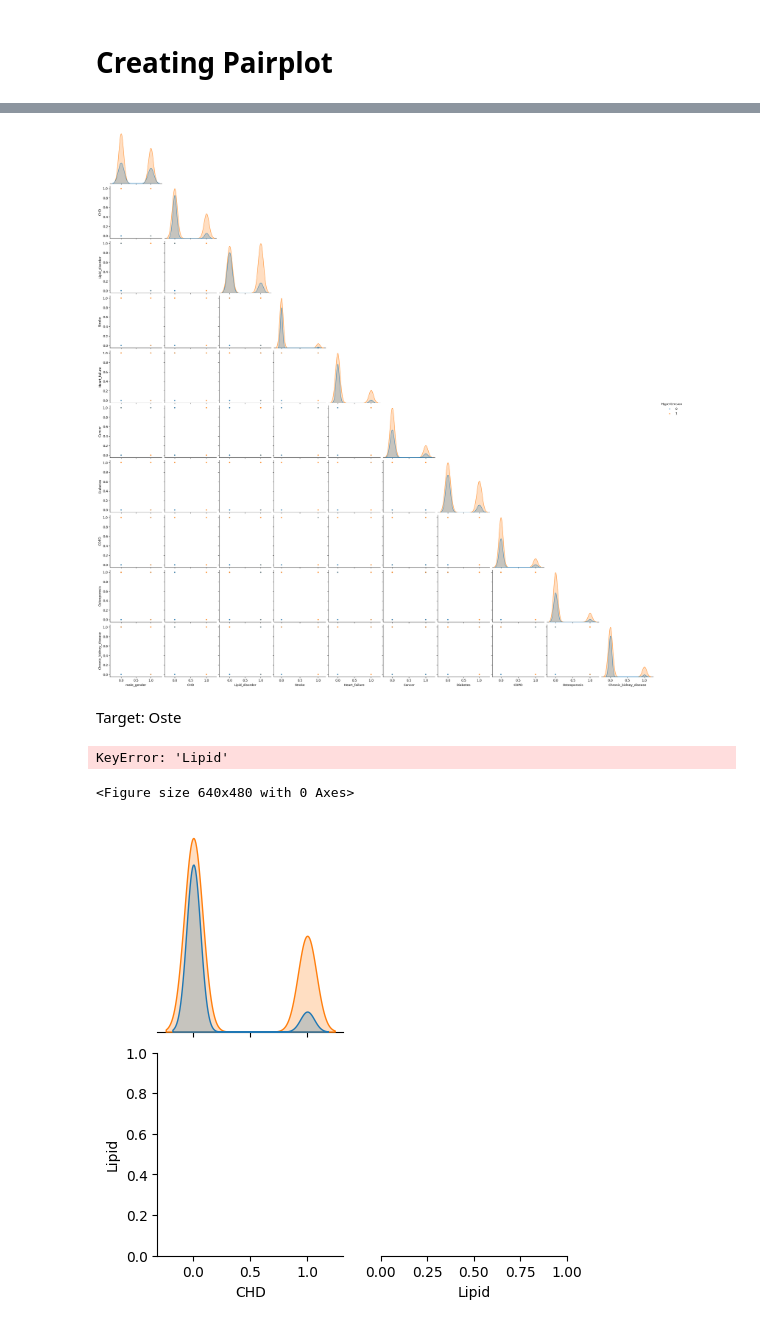
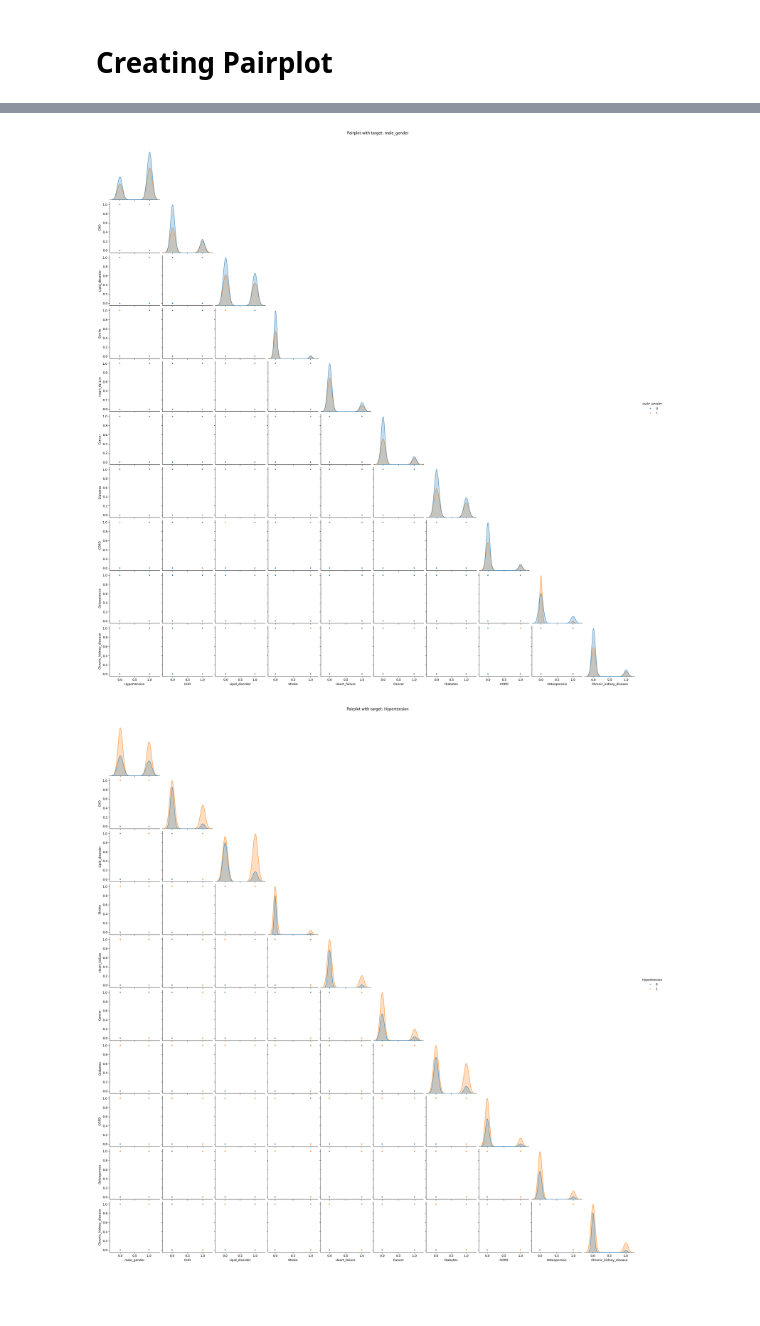
Before and after one commit to seoserang/phys255ml, a Jupyter notebook: 100 Final Project/finalproject.ipynb, the cells around one changed output, grey strips where cells are left out. Cells and saved outputs as stored; diff of their text form; code cells hidden in the pictures; blank space fills up the shorter version.

Commit message:
dataset2

```diff
--- a/100 Final Project/finalproject.ipynb
+++ b/100 Final Project/finalproject.ipynb
@@ -95,3 +95,9 @@ finalset
 | 9998 | 0 | 0 | 0 | 0 | 0 | 0 | 1 | 0 | ... |
 | 9999 | 0 | 0 | 0 | 1 | 0 | 0 | 0 | 0 | ... |
 10000 rows × 11 columns
+# %%
+setlist = [col for col in finalset.columns]
+
+for i in setlist:
+    print(finalset[i].value_counts())
+    print(f"Ratio: {finalset[i].value_counts()[1]/(finalset[i].value_counts()[0]+finalset[i].value_counts()[1])*100:.2f}%",'\n')
@@ -102,18 +171,9 @@ Target: Hypertension
-# %%
-# Create list of all columns except the target
-tar_ht = [col for col in finalset.columns if col != 'Hypertension']
-
-# Create pairplot with target as hue
-sns.pairplot(finalset, vars=tar_ht, hue='Hypertension',plot_kws={"s":15,"alpha":0.7}, corner=True)
-plt.show()
-# %% [output]
-[figure, removed]
-# %% [markdown]
-Target: Oste
 # %%
-fig3 = plt.figure()
-p=sns.pairplot(dataset,vars=['CHD','Lipid'],corner=True,hue='Hypertension',plot_kws={"s":15,"alpha":0.7})
+for tar_i in setlist:
+    tar_i_set = [col for col in finalset.columns if (col != tar_i)]
+    sns.pairplot(finalset, vars=tar_i_set, hue=tar_i,plot_kws={"s":15,"alpha":0.7}, corner=True)
+    plt.suptitle(f"Pairplot with target: {tar_i}", y=1.02)
+    plt.show()
 # %% [output]
-KeyError: 'Lipid'
-<Figure size 640x480 with 0 Axes>
-[figure, old version]
+[figure, new version]
+[figure, added]
```
Also changed, not shown: parts of 9 cells of this notebook.
